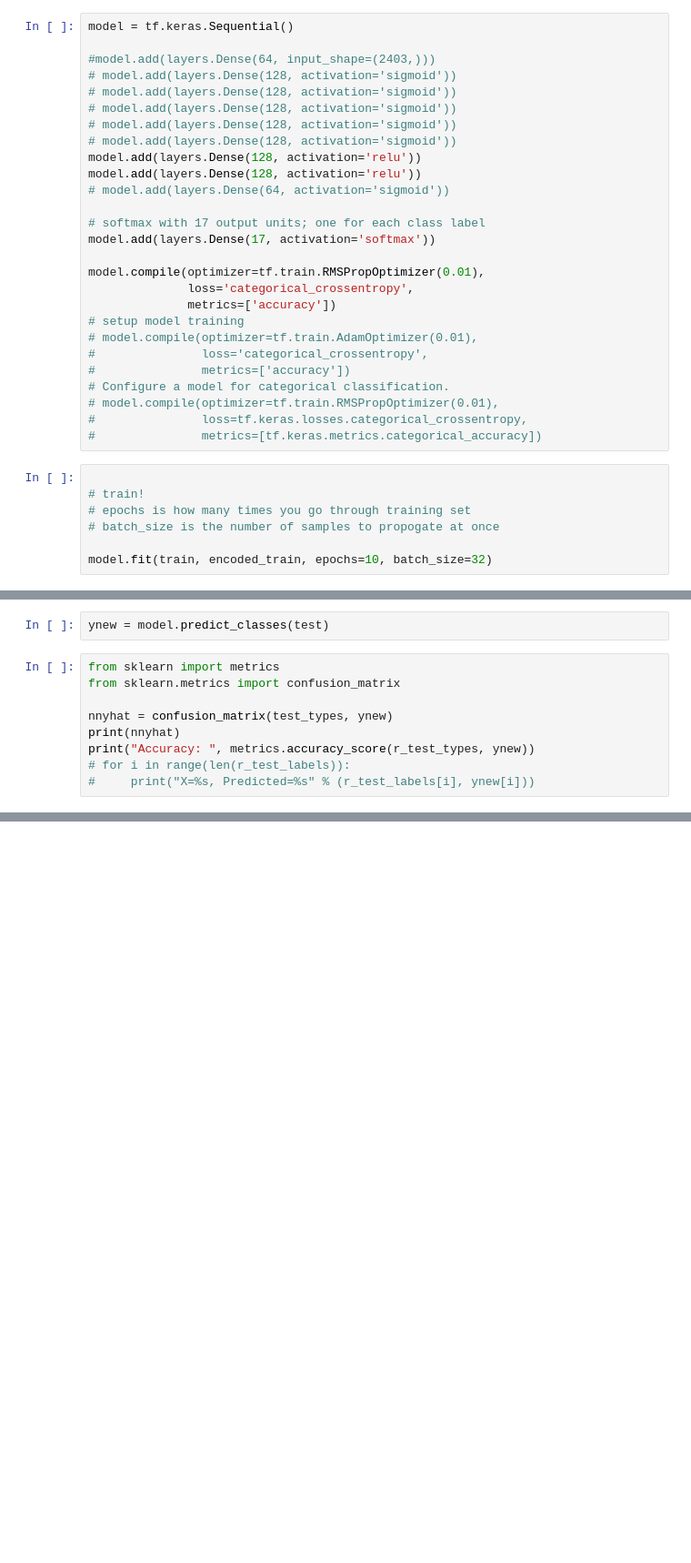
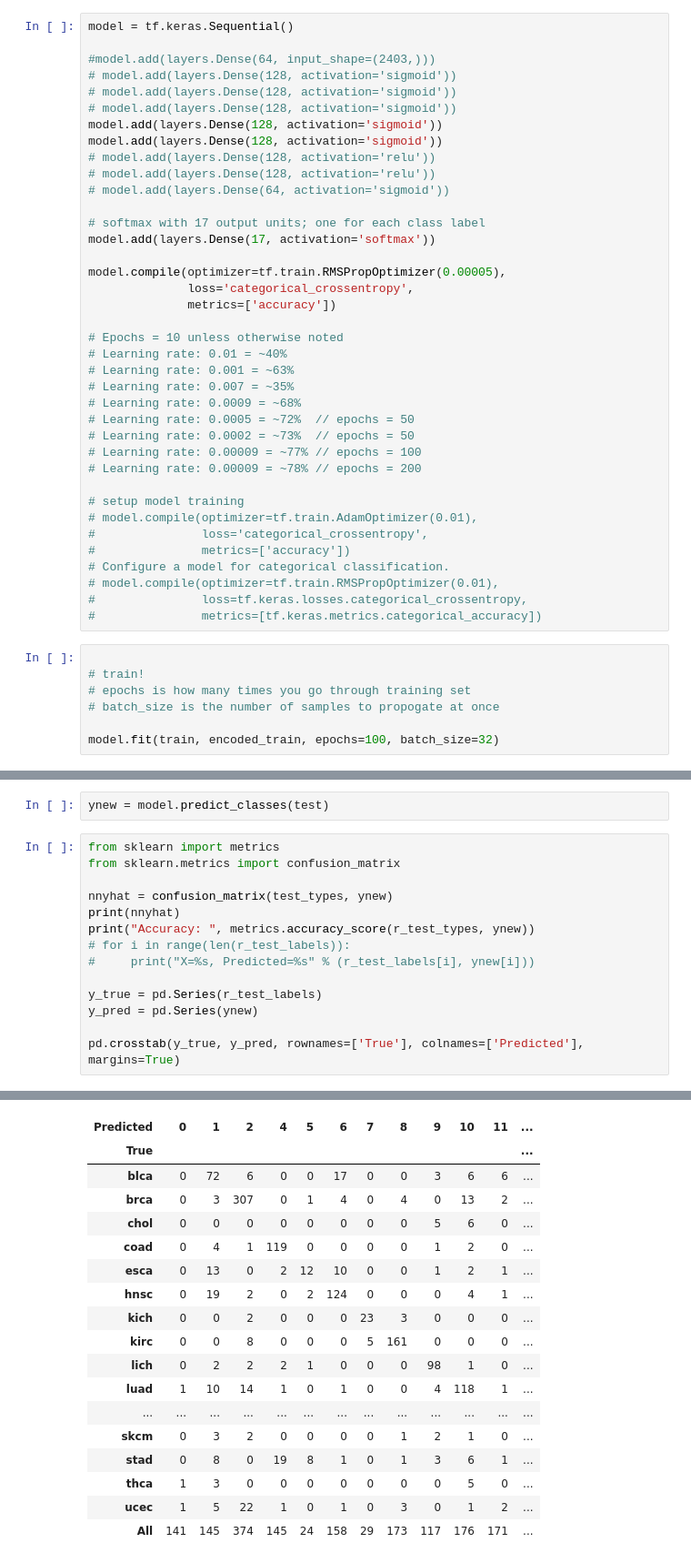
Before and after one commit to programmingprincess/tumor-origin, a Jupyter notebook: classifier.ipynb, the cells around one changed output, grey strips where cells are left out. Shown: that part at 91% size. Cells and saved outputs as stored; diff of their text form; blank space fills up the shorter version.

Commit message:
tune learning rate

```diff
--- a/classifier.ipynb
+++ b/classifier.ipynb
@@ -157,18 +157,29 @@ model = tf.keras.Sequential()
 # model.add(layers.Dense(128, activation='sigmoid'))
 # model.add(layers.Dense(128, activation='sigmoid'))
 # model.add(layers.Dense(128, activation='sigmoid'))
-# model.add(layers.Dense(128, activation='sigmoid'))
-# model.add(layers.Dense(128, activation='sigmoid'))
-model.add(layers.Dense(128, activation='relu'))
-model.add(layers.Dense(128, activation='relu'))
+model.add(layers.Dense(128, activation='sigmoid'))
+model.add(layers.Dense(128, activation='sigmoid'))
+# model.add(layers.Dense(128, activation='relu'))
+# model.add(layers.Dense(128, activation='relu'))
 # model.add(layers.Dense(64, activation='sigmoid'))
 
 # softmax with 17 output units; one for each class label
 model.add(layers.Dense(17, activation='softmax'))
 
-model.compile(optimizer=tf.train.RMSPropOptimizer(0.01),
+model.compile(optimizer=tf.train.RMSPropOptimizer(0.00005),
               loss='categorical_crossentropy',
               metrics=['accuracy'])
+
+# Epochs = 10 unless otherwise noted
+# Learning rate: 0.01 = ~40%
+# Learning rate: 0.001 = ~63%
+# Learning rate: 0.007 = ~35%
+# Learning rate: 0.0009 = ~68%
+# Learning rate: 0.0005 = ~72%  // epochs = 50
+# Learning rate: 0.0002 = ~73%  // epochs = 50
+# Learning rate: 0.00009 = ~77% // epochs = 100
+# Learning rate: 0.00009 = ~78% // epochs = 200
+
 # setup model training
 # model.compile(optimizer=tf.train.AdamOptimizer(0.01),
 #               loss='categorical_crossentropy',
@@ -183,5 +194,5 @@ model.compile(optimizer=tf.train.RMSPropOptimizer(0.01),
 # epochs is how many times you go through training set
 # batch_size is the number of samples to propogate at once
 
-model.fit(train, encoded_train, epochs=10, batch_size=32)
+model.fit(train, encoded_train, epochs=100, batch_size=32)
 # %% [output]
@@ -217,4 +225,9 @@ print(nnyhat)
 print("Accuracy: ", metrics.accuracy_score(r_test_types, ynew))
 # for i in range(len(r_test_labels)):
 #     print("X=%s, Predicted=%s" % (r_test_labels[i], ynew[i]))
+
+y_true = pd.Series(r_test_labels)
+y_pred = pd.Series(ynew)
+
+pd.crosstab(y_true, y_pred, rownames=['True'], colnames=['Predicted'], margins=True)
 # %% [output]
@@ -238,0 +252,18 @@ print("Accuracy: ", metrics.accuracy_score(r_test_types, ynew))
+| Predicted | 0 | 1 | 2 | 4 | 5 | 6 | 7 | 8 | 9 | 10 | 11 | ... |
+| True |  |  |  |  |  |  |  |  |  |  |  | ... |
+| blca | 0 | 72 | 6 | 0 | 0 | 17 | 0 | 0 | 3 | 6 | 6 | ... |
+| brca | 0 | 3 | 307 | 0 | 1 | 4 | 0 | 4 | 0 | 13 | 2 | ... |
+| chol | 0 | 0 | 0 | 0 | 0 | 0 | 0 | 0 | 5 | 6 | 0 | ... |
+| coad | 0 | 4 | 1 | 119 | 0 | 0 | 0 | 0 | 1 | 2 | 0 | ... |
+| esca | 0 | 13 | 0 | 2 | 12 | 10 | 0 | 0 | 1 | 2 | 1 | ... |
+| hnsc | 0 | 19 | 2 | 0 | 2 | 124 | 0 | 0 | 0 | 4 | 1 | ... |
+| kich | 0 | 0 | 2 | 0 | 0 | 0 | 23 | 3 | 0 | 0 | 0 | ... |
+| kirc | 0 | 0 | 8 | 0 | 0 | 0 | 5 | 161 | 0 | 0 | 0 | ... |
+| lich | 0 | 2 | 2 | 2 | 1 | 0 | 0 | 0 | 98 | 1 | 0 | ... |
+| luad | 1 | 10 | 14 | 1 | 0 | 1 | 0 | 0 | 4 | 118 | 1 | ... |
+| ... | ... | ... | ... | ... | ... | ... | ... | ... | ... | ... | ... | ... |
+| skcm | 0 | 3 | 2 | 0 | 0 | 0 | 0 | 1 | 2 | 1 | 0 | ... |
+| stad | 0 | 8 | 0 | 19 | 8 | 1 | 0 | 1 | 3 | 6 | 1 | ... |
+| thca | 1 | 3 | 0 | 0 | 0 | 0 | 0 | 0 | 0 | 5 | 0 | ... |
+| ucec | 1 | 5 | 22 | 1 | 0 | 1 | 0 | 3 | 0 | 1 | 2 | ... |
+| All | 141 | 145 | 374 | 145 | 24 | 158 | 29 | 173 | 117 | 176 | 171 | ... |
```
Also changed, not shown: parts of 2 cells of this notebook.
